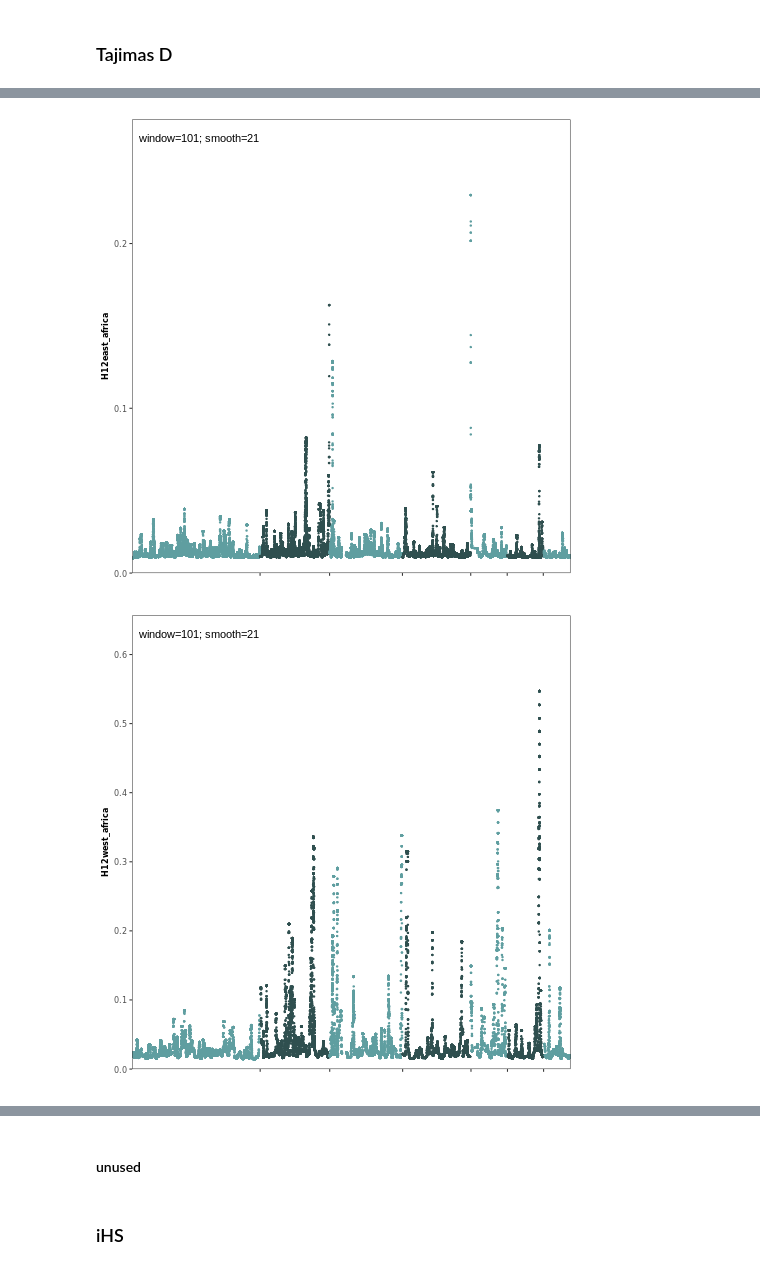
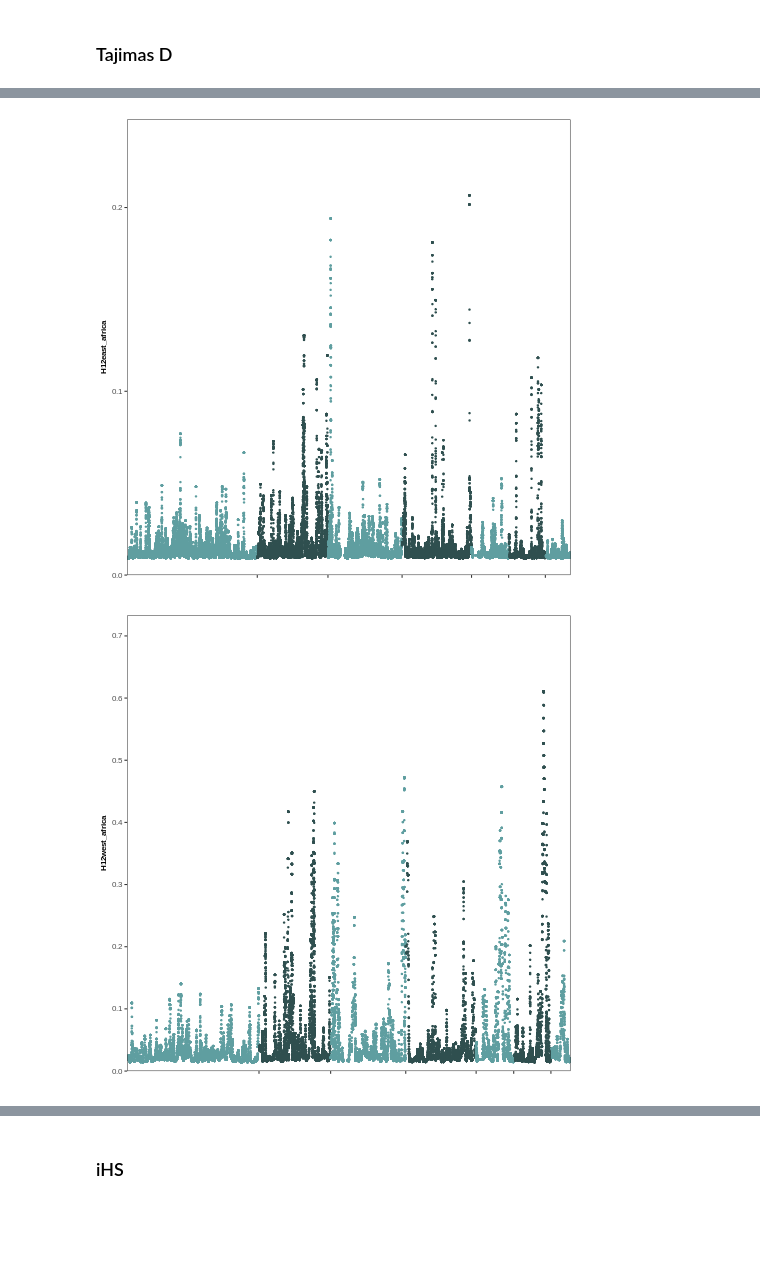
Before and after one commit to nealplatt/sch_man_nwinvasion, a Jupyter notebook: notebooks/selection.ipynb, the cells around one changed output, grey strips where cells are left out. Saved outputs shown, nothing was run; the diff lists cells and outputs as text; code cells hidden in the pictures; blank space fills up the shorter version.

```diff
--- a/notebooks/selection.ipynb
+++ b/notebooks/selection.ipynb
@@ -634,7 +647,7 @@ for (pop in c("east_africa", "west_africa", "new_world")) {
     cumul_pos<-get_cumul_pos(pi_table$chrom, pi_table$pos)
 
     p <- ggplot(pi_table,
-                aes(x     = cumul_pos,
+                aes(x     = !!cumul_pos,
                     y     = smoothed_pi,
                     color = chrom))
     #adjust colors
@@ -677,7 +690,7 @@ for (pop in c("east_africa", "west_africa", "new_world")) {
 
     #===================================================================================
     #print to NB
-    print(p)
+    #print(p)
 
 }
 # %% [output]
@@ -822,9 +797,9 @@ names(td_plots)<-c("east_africa", "west_africa", "new_world")
 for (pop in c("east_africa", "west_africa", "new_world")) {
 
     #make input and output file names
-    in_file  <- paste("results/tajimas_d/",  pop, "_tajimas-d_+-50kb.csv",  sep="")
+    in_file  <- paste0("results/tajimas_d/",  pop, "_tajimas-d_+-50kb.csv")
 
-    out <- paste("results/tajimas_d/",  pop, "_tajimas-d_+-50kb_smoothed", smoothed_k,  sep="")
+    out <- paste0("results/tajimas_d/",  pop, "_tajimas-d_+-50kb_smoothed", smoothed_k)
 
     out_csv      <- paste(out, ".csv", sep="")
     out_png      <- paste(out, ".png", sep="")
@@ -864,7 +839,7 @@ for (pop in c("east_africa", "west_africa", "new_world")) {
     cumul_pos<-get_cumul_pos(td_table$chrom, td_table$pos)
 
     p <- ggplot(td_table,
-                aes(x     = cumul_pos,
+                aes(x     = !!cumul_pos,
                     y     = smoothed_td,
                     color = chrom))
     #adjust colors
@@ -907,10 +882,10 @@ for (pop in c("east_africa", "west_africa", "new_world")) {
     ggsave(out_svg, plot = p)
     ggsave(out_slim_png, plot = p, dpi = 600, height = 2, width = 7)
 
-    pi_plots[[pop]]<-p
+    td_plots[[pop]]<-p
 
     #===================================================================================
-    #print to NB
-    print(p)
+    ##print to NB
+    #print(p)
 }
 # %% [output]
@@ -1181,20 +1103,20 @@ names(h12_plots)<-c("east_africa", "west_africa", "new_world")
 for (pop in c("east_africa", "west_africa", "new_world")) {
 
     #make input and output file names
-    in_file  <- paste("results/garuds_h/",  pop, "_garuds-h.csv",  sep="")
-
-    out          <- paste("results/garuds_h/",  pop, "_garuds-h12",  sep="")
-    out_png      <- paste(out, ".png", sep="")
-    out_svg      <- paste(out, ".svg", sep="")
+    in_file      <- paste("results/garuds_h/",  pop, "_garuds-h_100-snp-window_smoothed", smoothed_k, ".csv",  sep="")
+    out          <- paste("results/garuds_h/",  pop, "_garuds-h12_100-snp-window_smoothed", smoothed_k,  sep="")
+    out_png      <- paste(out, ".png",      sep="")
+    out_svg      <- paste(out, ".svg",      sep="")
     out_slim_png <- paste(out, "_slim.png", sep="")
 
-    smoothed_gh_table <- read.table(in_file, header=TRUE, sep=",")
+
+    smoothed_h_table <- read.table(in_file, header=TRUE, sep=",")
 
     #plot----------------------------------------------------------------------------
-    cumul_pos<-get_cumul_pos(smoothed_gh_table$chrom, smoothed_gh_table$pos)
+    cumul_pos<-get_cumul_pos(smoothed_h_table$chrom, smoothed_h_table$pos)
 
-    p <- ggplot(smoothed_gh_table,
-                aes(x     = cumul_pos,
+    p <- ggplot(smoothed_h_table,
+                aes(x     = !!cumul_pos,
                     y     = smoothed_h12,
                     color = chrom))
     #adjust colors
@@ -1209,7 +1131,7 @@ for (pop in c("east_africa", "west_africa", "new_world")) {
                                 expand = c(0,0))
     p <- p + scale_y_continuous(name   = paste("H12", pop, sep=""),
                                 expand = c(0,0),
-                                limits = c(0, max(smoothed_gh_table$smoothed_h12) * 1.2),
+                                limits = c(0, max(smoothed_h_table$smoothed_h12) * 1.2),
                                 breaks = seq(0, 1, 0.1),
                                 labels = scales::number_format(accuracy = 0.1,
                                                                decimal.mark = '.')
@@ -1231,14 +1153,6 @@ for (pop in c("east_africa", "west_africa", "new_world")) {
     #modify legend
     p <- p + theme(legend.position = "none")
 
-    #add smoothin and window info
-    p <- p + annotate("text",
-                  x     = 5e6,
-                  y     = max(smoothed_gh_table$smoothed_h12)*1.15,
-                  label = paste("window=", k, "; smooth=", smoothed_k, sep=""),
-                  color = "black",
-                  hjust = 0)
-
     #save the figure
     h12_plots[[pop]]<-p
 
@@ -1246,7 +1160,7 @@ for (pop in c("east_africa", "west_africa", "new_world")) {
     ggsave(out_svg, plot = p)
     ggsave(out_slim_png, plot = p, dpi = 600, height = 2, width = 7)
 
-    #print to NB
-    print(p)
+    ##print to NB
+    #print(p)
 }
 # %% [output]
@@ -1264,2 +1178,2 @@ WARNING:rpy2.rinterface_lib.callbacks:R[write to console]: Saving 6.67 x 6.67 in
-[figure, old version]
+[figure, new version]
-[figure, old version]
+[figure, new version]
@@ -1267,2 +1180,0 @@ WARNING:rpy2.rinterface_lib.callbacks:R[write to console]: Saving 6.67 x 6.67 in
-# %% [markdown]
-#### unused
```
Also changed, not shown: parts of 49 cells of this notebook.
